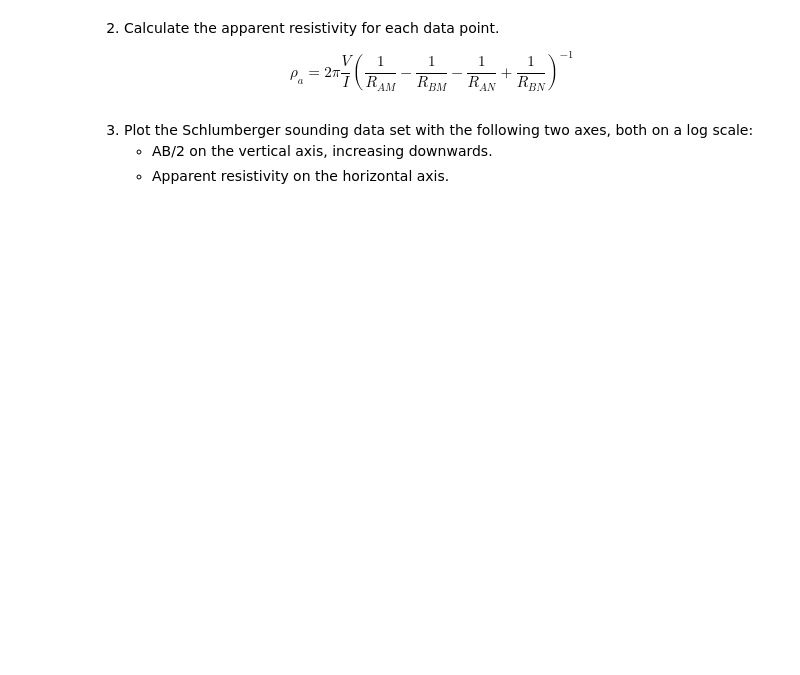
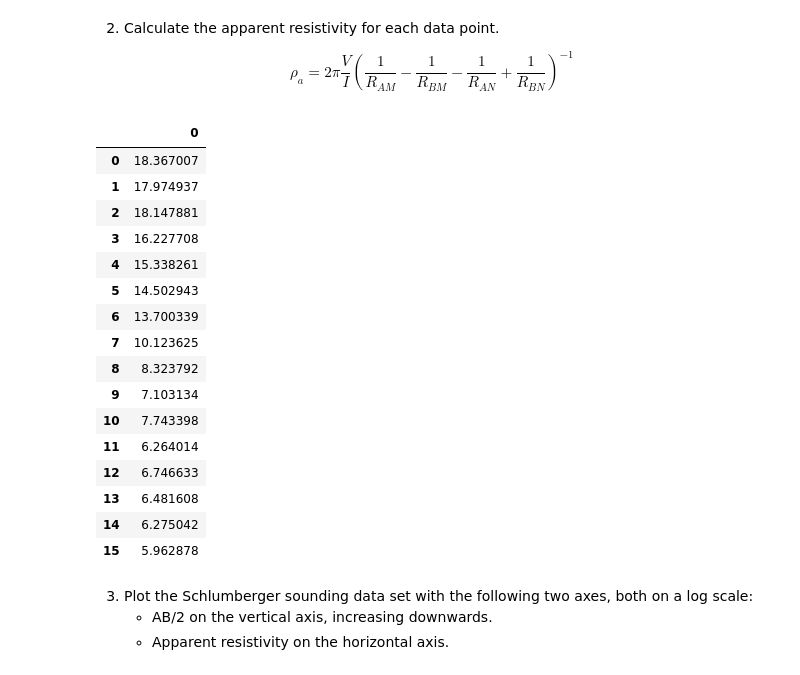
Before and after one commit to lillian-hanson/gpgn-318-328-notebooks, a Jupyter notebook: Labs/resitivity/08-Lab-Work.ipynb, the cells around one changed output. Saved outputs shown, nothing was run; the diff lists cells and outputs as text; code cells hidden in the pictures; blank space fills up the shorter version.

```diff
--- a/Labs/resitivity/08-Lab-Work.ipynb
+++ b/Labs/resitivity/08-Lab-Work.ipynb
@@ -45,10 +25,21 @@ schlum
 
 $$ \rho_a = 2\pi\frac{V}{I}\left(\frac{1}{R_{AM}} -\frac{1}{R_{BM}} - \frac{1}{R_{AN}} + \frac{1}{R_{BN}}\right)^{-1} $$
 # %%
-## Calculate apparent resistivity
+## Electrode locations
 
 schlum_locs = pd.read_csv('data/08-data/lab08-schlum-locations(Sheet1).csv')
 A_x = schlum_locs['A']
 B_x = schlum_locs['B']
 M_x = schlum_locs['M']
 N_x = schlum_locs['N']
+
+schlum_locs['V/I (ohms)'] = schlum['V/I (ohms)']
+
+schlum_locs = schlum_locs.dropna(subset=['A', 'B', 'M', 'N', 'V/I (ohms)'])
+schlum_locs = schlum_locs[~((schlum_locs['A'] == schlum_locs['B']) |
+                            (schlum_locs['M'] == schlum_locs['N']))]
+
+A_x = schlum_locs['A']
+B_x = schlum_locs['B']
+M_x = schlum_locs['M']
+N_x = schlum_locs['N']
@@ -54,0 +58,24 @@ N_x = schlum_locs['N']
+# %%
+# Apparent resistivity
+
+rho_a = 2 * np.pi * VI * K
+schlum['Apparent Resistivity (ohm·m)']= rho_a
+pd.DataFrame(rho_a)
+# %% [output]
+|  | 0 |
+| 0 | 18.367007 |
+| 1 | 17.974937 |
+| 2 | 18.147881 |
+| 3 | 16.227708 |
+| 4 | 15.338261 |
+| 5 | 14.502943 |
+| 6 | 13.700339 |
+| 7 | 10.123625 |
+| 8 | 8.323792 |
+| 9 | 7.103134 |
+| 10 | 7.743398 |
+| 11 | 6.264014 |
+| 12 | 6.746633 |
+| 13 | 6.481608 |
+| 14 | 6.275042 |
+| 15 | 5.962878 |
```
Also changed, not shown: parts of 12 cells of this notebook.
